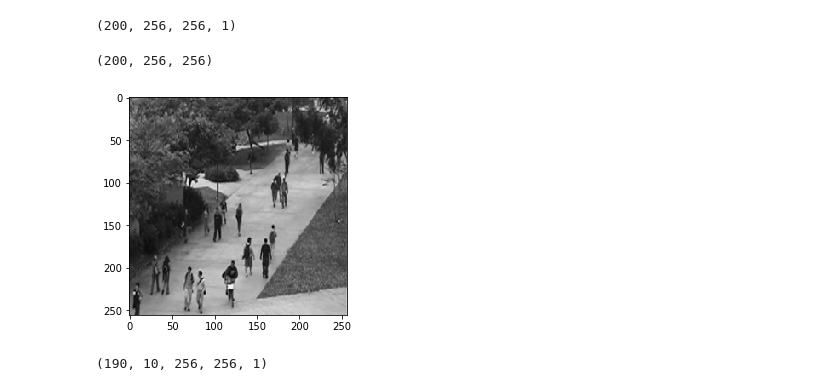
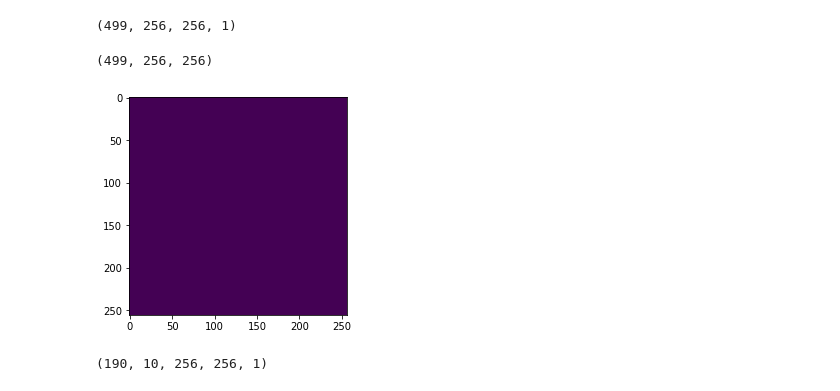
Before and after one commit to vinicius-pirees/anomaly-detection-autoencoder, a Jupyter notebook: Test_sequences_Virat.ipynb, the cells around one changed output. Saved outputs shown, nothing was run; the diff lists cells and outputs as text; code cells hidden in the pictures.

```diff
--- a/Test_sequences_Virat.ipynb
+++ b/Test_sequences_Virat.ipynb
@@ -52,3 +49,6 @@ len(all_frames)
+# %%
+TEST_PATH = os.path.join(DATASET_PATH, 'Test')
+TEST_FILE = os.path.join(TEST_PATH, 'test_001.mp4')
 # %%
 from os import listdir
 from os.path import isfile, join, isdir
@@ -152,15 +153,21 @@ def get_model(reload_model=True):
             batch_size=BATCH_SIZE, epochs=EPOCHS, shuffle=False)
     seq.save(MODEL_PATH)
     return seq
-# %%
-def get_single_test():
-    sz = 200
-    test = np.zeros(shape=(sz, 256, 256, 1))
-    cnt = 0
-    for f in sorted(listdir(SINGLE_TEST_PATH)):
-        if str(join(SINGLE_TEST_PATH, f))[-3:] == "tif":
-            img = Image.open(join(SINGLE_TEST_PATH, f)).resize((256, 256))
-            img = np.array(img, dtype=np.float32) / 256.0
-            test[cnt, :, :, 0] = img
-            cnt = cnt + 1
-    return test
+# %%
+def get_single_test(test_file):
+    vs = cv2.VideoCapture(test_file)
+    num_frames = int(vs.get(cv2.CAP_PROP_FRAME_COUNT))
+    test = np.zeros(shape=(num_frames, 256, 256, 1))
+    while(vs.isOpened()):
+        ret, frame = vs.read()
+        count = 0
+        if ret == True:
+            frame = cv2.resize(frame, (256,256))
+            frame = cv2.cvtColor(frame, cv2.COLOR_BGR2GRAY)
+            frame = frame/256
+            test[count, :, :, 0] = frame
+            count += 1
+        else:
+            vs.release()
+            break
+    return test
@@ -199,12 +226,12 @@ got test
 # %%
 %matplotlib notebook
 # %%
-single_test = get_single_test()
+single_test = get_single_test(TEST_FILE)
 # %%
 single_test.shape
 # %% [output]
-(200, 256, 256, 1)
+(499, 256, 256, 1)
 # %%
 single_test[:,:,:,0].shape
 # %% [output]
-(200, 256, 256)
+(499, 256, 256)
@@ -217,10 +246,10 @@ for frame in  single_test[:,:,:,0]:
 # %%
 %matplotlib inline
 # %%
-plt.imshow(single_test[:,:,:,0][140], cmap='gray')
+plt.imshow(single_test[:,:,:,0][140])
 plt.show()
 # %% [output]
-[figure, old version]
+[figure, new version]
 # %%
 model = get_model(False)
 # %%
```
Also changed, not shown: parts of 13 cells of this notebook, 2 other files.
